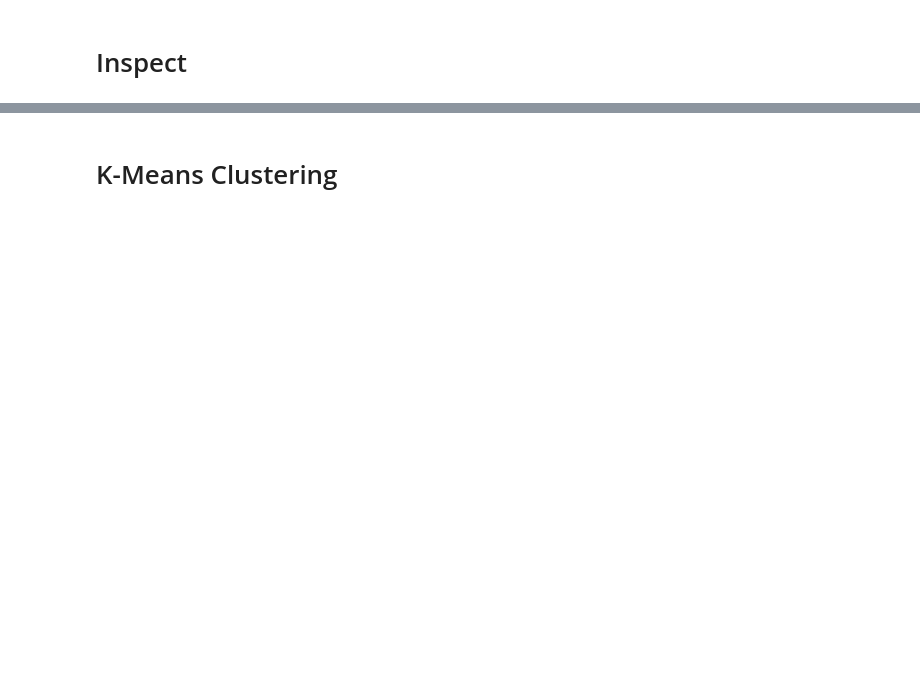
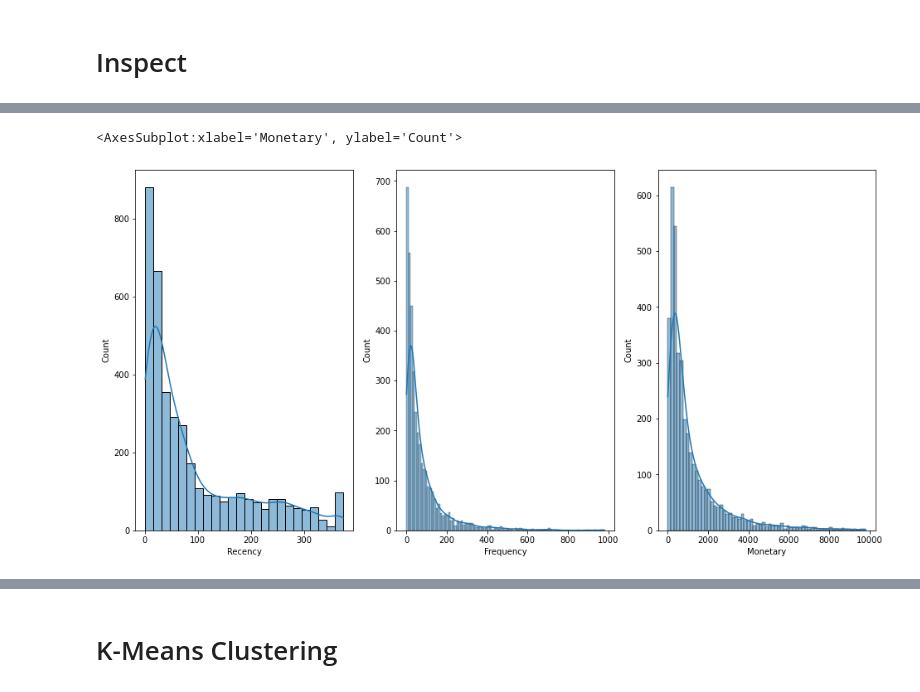
Before and after one commit to asish012/dataanalytics, a Jupyter notebook: customer_segmentation/RFM with K-means.ipynb, the cells around one changed output, grey strips where cells are left out. Drawn from its saved outputs; the diff is of its cells as text; code cells hidden in the pictures; blank space fills up the shorter version.

```diff
--- a/customer_segmentation/RFM with K-means.ipynb
+++ b/customer_segmentation/RFM with K-means.ipynb
@@ -173,0 +42,2 @@ rfm_loyalty.toPandas().describe()
+# %%
+df_rfm_numbers = rfm_numbers.toPandas()
@@ -174,7 +56,14 @@ rfm_loyalty.toPandas().describe()
 # %%
-# fig, ax = plt.subplots(1, 3, figsize=(11.7, 8.27))
+fig, ax = plt.subplots(1, 3, figsize=(16, 8))
 
-# sns.histplot(rfm_loyalty_df.query("Loyalty == 'Platinum' and Frequency < 50")['Frequency'], kde=True, ax=ax[0])
-# sns.histplot(rfm_loyalty_df.query("Loyalty == 'Gold' and Frequency < 50")['Frequency'], kde=True, ax=ax[1])
-# sns.histplot(rfm_loyalty_df.query("Loyalty == 'Silver' and Frequency < 50")['Frequency'], kde=True, ax=ax[2])
-# fig.show()
+# Recency distribution plot
+sns.histplot(df_rfm_numbers['Recency'], kde=True, ax=ax[0])
+
+# Frequency distribution plot
+sns.histplot(df_rfm_numbers.query('Frequency < 1000')['Frequency'], kde=True, ax=ax[1])
+
+# Monetary distribution plot
+sns.histplot(df_rfm_numbers.query('Monetary < 10000')['Monetary'], kde=True, ax=ax[2])
+# %% [output]
+<AxesSubplot:xlabel='Monetary', ylabel='Count'>
+[figure, added]
```
Also changed, not shown: parts of 26 cells of this notebook, 17 other files.
